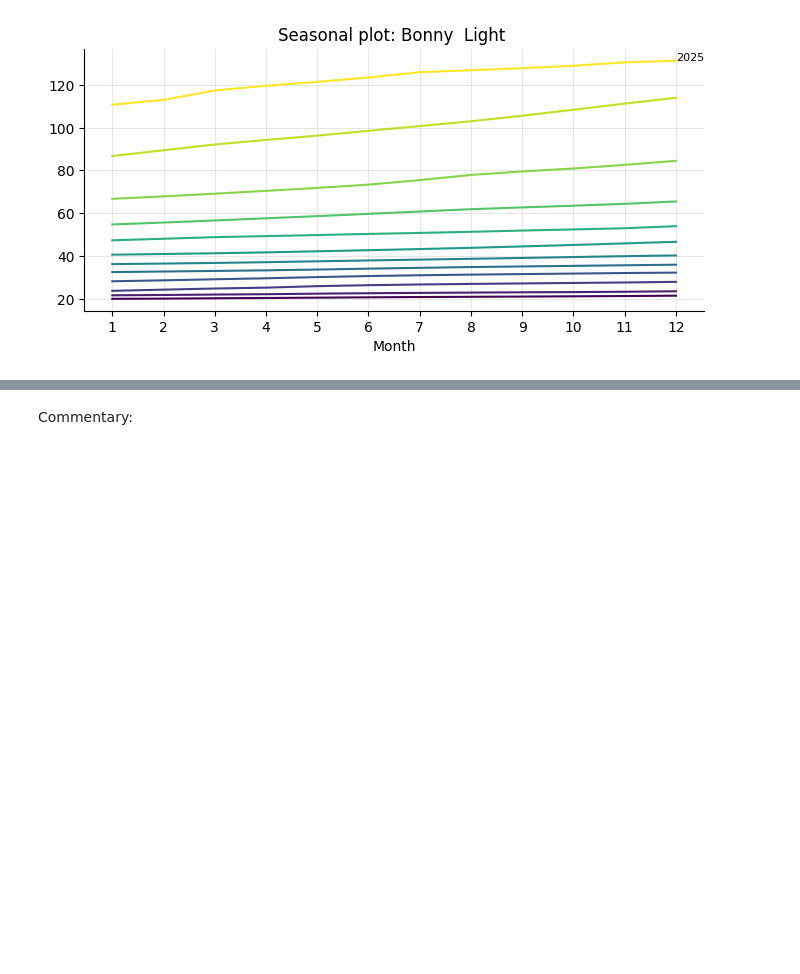
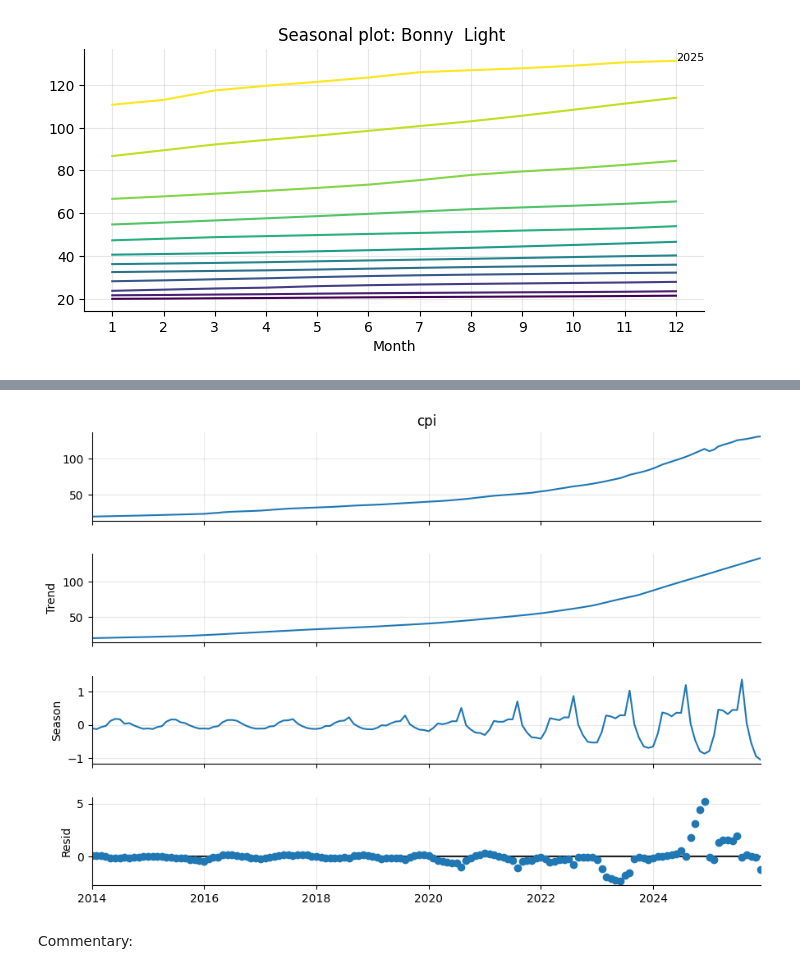
Before and after one commit to Favour-Fregene/NUTDTS816_Course_Repository, a Jupyter notebook: notebooks/assessments/CS1_starter.ipynb, the cells around one changed output, grey strips where cells are left out. Cells and saved outputs as stored; diff of their text form; code cells hidden in the pictures; blank space fills up the shorter version.

```diff
--- a/notebooks/assessments/CS1_starter.ipynb
+++ b/notebooks/assessments/CS1_starter.ipynb
@@ -140,3 +184,10 @@ plt.show()
+# %%
+# STL: Seasonal-Trend decomposition using LOESS(nigeria cpi)
+from statsmodels.tsa.seasonal import STL
+stl_cpi = STL(cpi, period=12, seasonal=13, robust=True).fit()
+fig = stl_cpi.plot(); fig.set_size_inches(9, 7)
+# %% [output]
+[figure, added]
 # %% [markdown]
 Commentary:
 # %% [markdown]
```
Also changed, not shown: parts of 3 cells of this notebook.
